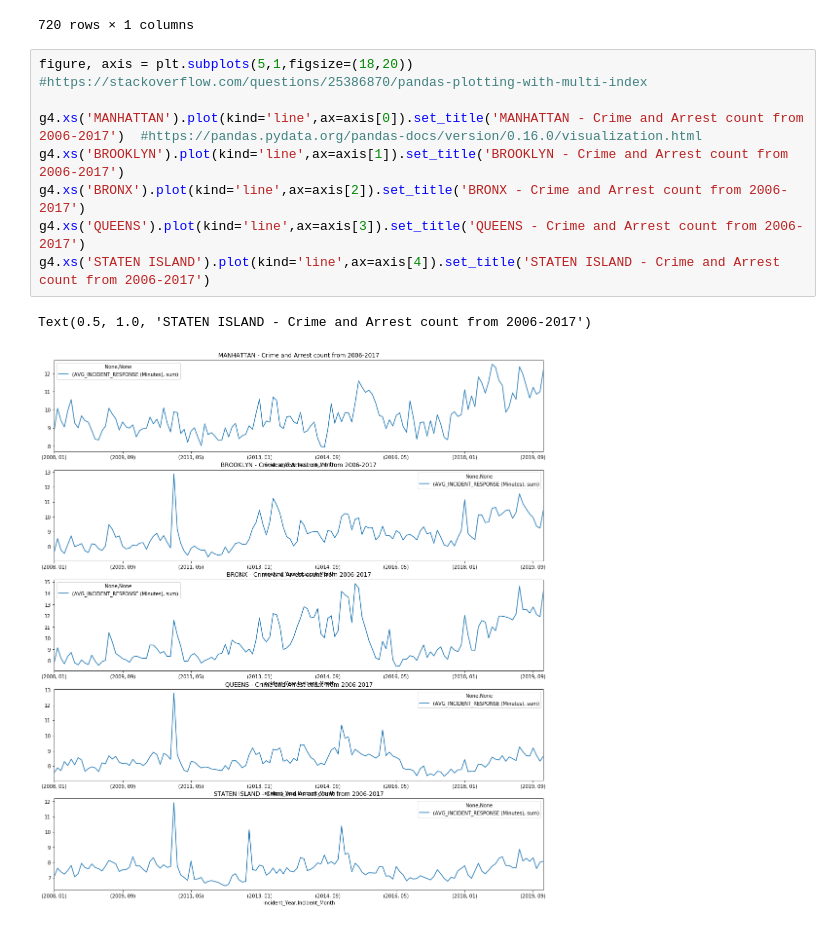
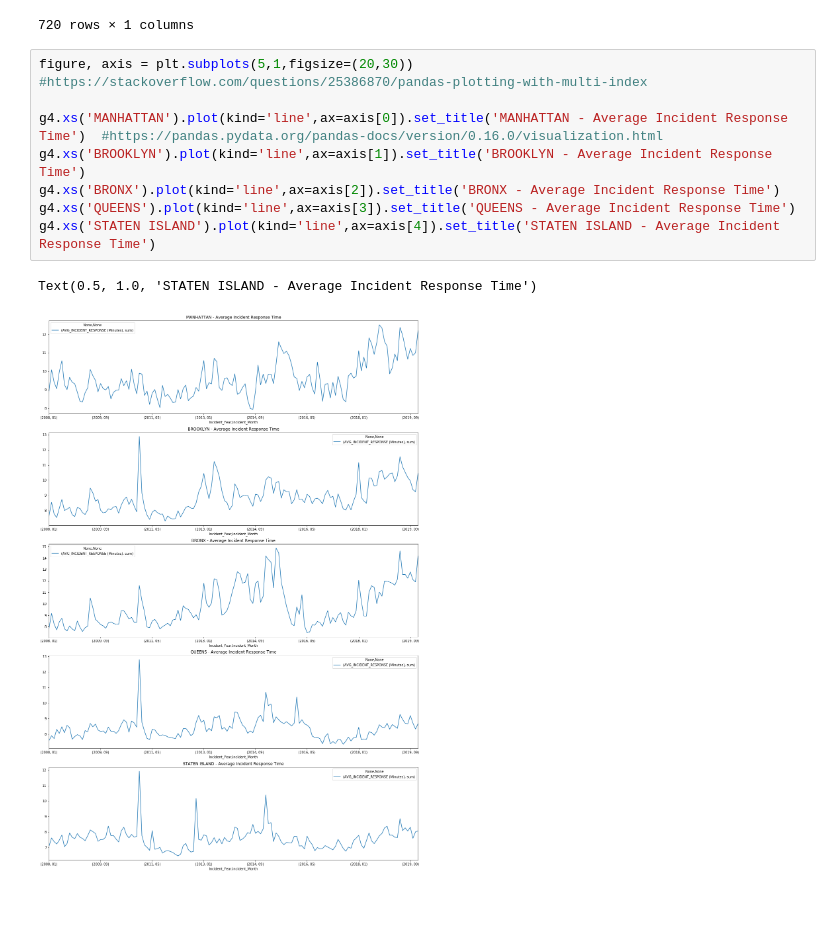
Before and after one commit to rahulrohri/PR_FP_RahulMegha, a Jupyter notebook: Final Project PR_v9.ipynb, the cells around one changed output. Cells and saved outputs as stored; diff of their text form.

```diff
--- a/Final Project PR_v9.ipynb
+++ b/Final Project PR_v9.ipynb
@@ -986,13 +986,13 @@ g4
 |  |  | 12 | 8.075741 |
 720 rows × 1 columns
 # %%
-figure, axis = plt.subplots(5,1,figsize=(18,20)) #https://stackoverflow.com/questions/25386870/pandas-plotting-with-multi-index
+figure, axis = plt.subplots(5,1,figsize=(20,30)) #https://stackoverflow.com/questions/25386870/pandas-plotting-with-multi-index
 
-g4.xs('MANHATTAN').plot(kind='line',ax=axis[0]).set_title('MANHATTAN - Crime and Arrest count from 2006-2017')  #https://pandas.pydata.org/pandas-docs/version/0.16.0/visualization.html
-g4.xs('BROOKLYN').plot(kind='line',ax=axis[1]).set_title('BROOKLYN - Crime and Arrest count from 2006-2017')
-g4.xs('BRONX').plot(kind='line',ax=axis[2]).set_title('BRONX - Crime and Arrest count from 2006-2017')
-g4.xs('QUEENS').plot(kind='line',ax=axis[3]).set_title('QUEENS - Crime and Arrest count from 2006-2017')
-g4.xs('STATEN ISLAND').plot(kind='line',ax=axis[4]).set_title('STATEN ISLAND - Crime and Arrest count from 2006-2017')
+g4.xs('MANHATTAN').plot(kind='line',ax=axis[0]).set_title('MANHATTAN - Average Incident Response Time')  #https://pandas.pydata.org/pandas-docs/version/0.16.0/visualization.html
+g4.xs('BROOKLYN').plot(kind='line',ax=axis[1]).set_title('BROOKLYN - Average Incident Response Time')
+g4.xs('BRONX').plot(kind='line',ax=axis[2]).set_title('BRONX - Average Incident Response Time')
+g4.xs('QUEENS').plot(kind='line',ax=axis[3]).set_title('QUEENS - Average Incident Response Time')
+g4.xs('STATEN ISLAND').plot(kind='line',ax=axis[4]).set_title('STATEN ISLAND - Average Incident Response Time')
 # %% [output]
-Text(0.5, 1.0, 'STATEN ISLAND - Crime and Arrest count from 2006-2017')
+Text(0.5, 1.0, 'STATEN ISLAND - Average Incident Response Time')
-[figure, old version]
+[figure, new version]
```
Also changed, not shown: parts of 2 cells of this notebook.
